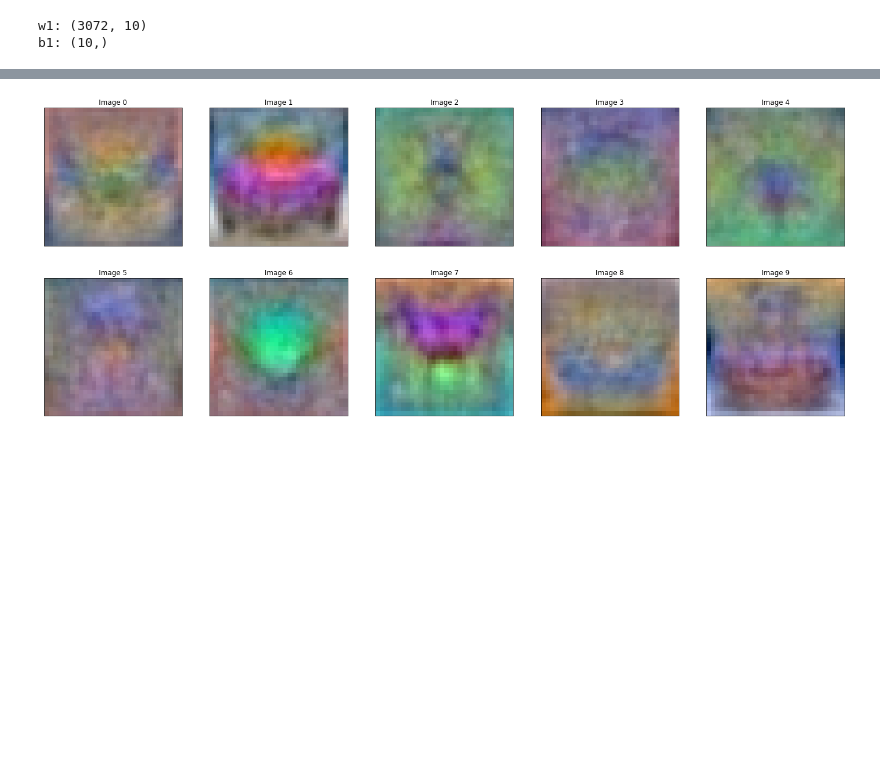
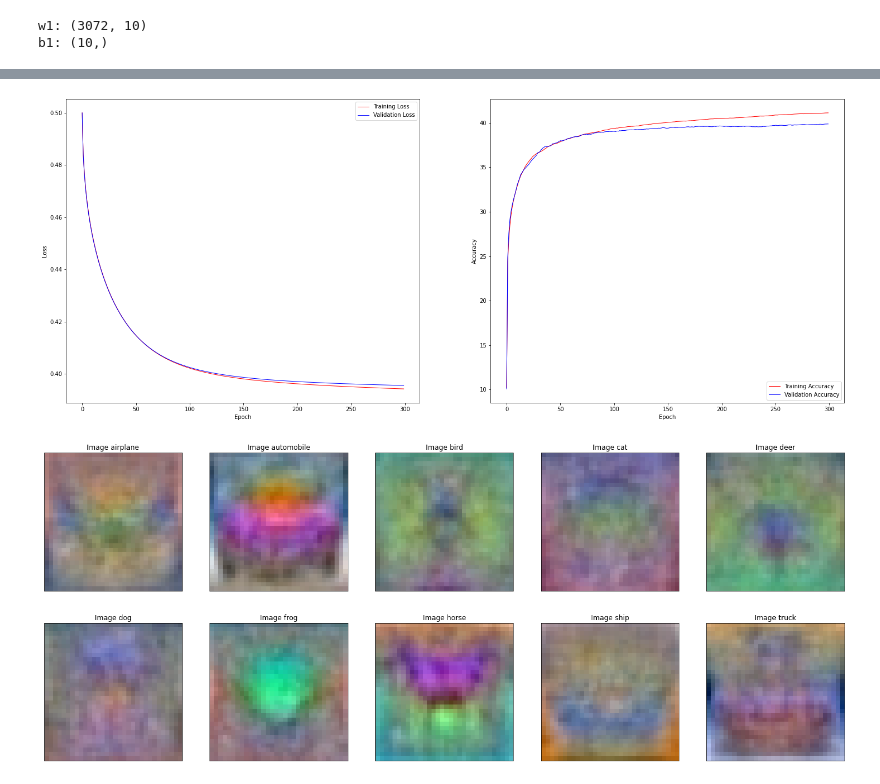
Before and after one commit to Chumsy0725/Image-Processing, a Jupyter notebook: Custom_Linear_Classifier_with_Gradient_Descent_Implementation.ipynb, the cells around one changed output, grey strips where cells are left out. Drawn from its saved outputs; the diff is of its cells as text; code cells hidden in the pictures; blank space fills up the shorter version.

```diff
--- a/Custom_Linear_Classifier_with_Gradient_Descent_Implementation.ipynb
+++ b/Custom_Linear_Classifier_with_Gradient_Descent_Implementation.ipynb
@@ -132,17 +139,38 @@ for key in items.keys():
+# %%
+fig, axes  = plt.subplots(1,2, sharex='all', sharey='all', figsize=(25,10))
+items = {"Training Loss":loss_history, "Validation Loss":val_loss_history, "Training Accuracy":train_acc_history, "Validation Accuracy": val_acc_history}
+
+plt.subplot(1,2,1);
+plt.plot(items['Training Loss'], color ='r', linewidth=1, label ='Training Loss');
+plt.plot(items['Validation Loss'], color ='b', linewidth=1, label = 'Validation Loss');
+plt.xlabel('Epoch');
+plt.ylabel('Loss');
+plt.legend(loc='upper right');
+
+plt.subplot(1,2,2);
+plt.plot(items['Training Accuracy'], color ='r', linewidth=1, label ='Training Accuracy');
+plt.plot(items['Validation Accuracy'], color ='b', linewidth=1, label = 'Validation Accuracy');
+plt.xlabel('Epoch');
+plt.ylabel('Accuracy');
+plt.legend(loc='lower right');
+plt.show()
+# %% [output]
+[figure, added]
 # %%
 
 w1 =  w1- np.min(w1)# Making the minimum weight zero.
 images = ((w1/np.max(w1))*255).astype('uint8')
 fig, axes  = plt.subplots(2,5, sharex='all', sharey='all', figsize=(25,10))
+classes = ['airplane', 'automobile', 'bird', 'cat', 'deer', 'dog', 'frog', 'horse', 'ship', 'truck']
 location = 1 # Location of the image in the grid of 2x5
 for i in range(K):
     image = images[:,i].reshape(32,32,3)
     plt.subplot(2,5,location),plt.imshow(image[:,:,::-1])
-    plt.title("Image "+ str(i)),
+    plt.title("Image "+ classes[i]),
     plt.xticks([])
     plt.yticks([])
     location+=1
 
 plt.show()
 # %% [output]
-[figure, old version]
+[figure, new version]
```
Also changed, not shown: parts of 4 cells of this notebook.
